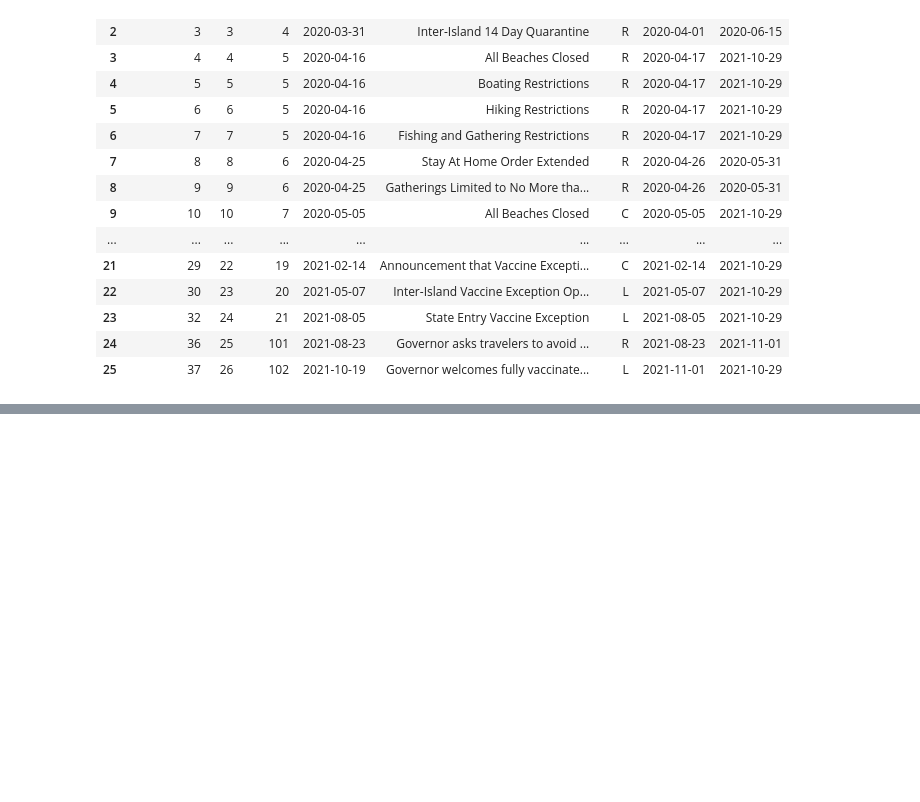
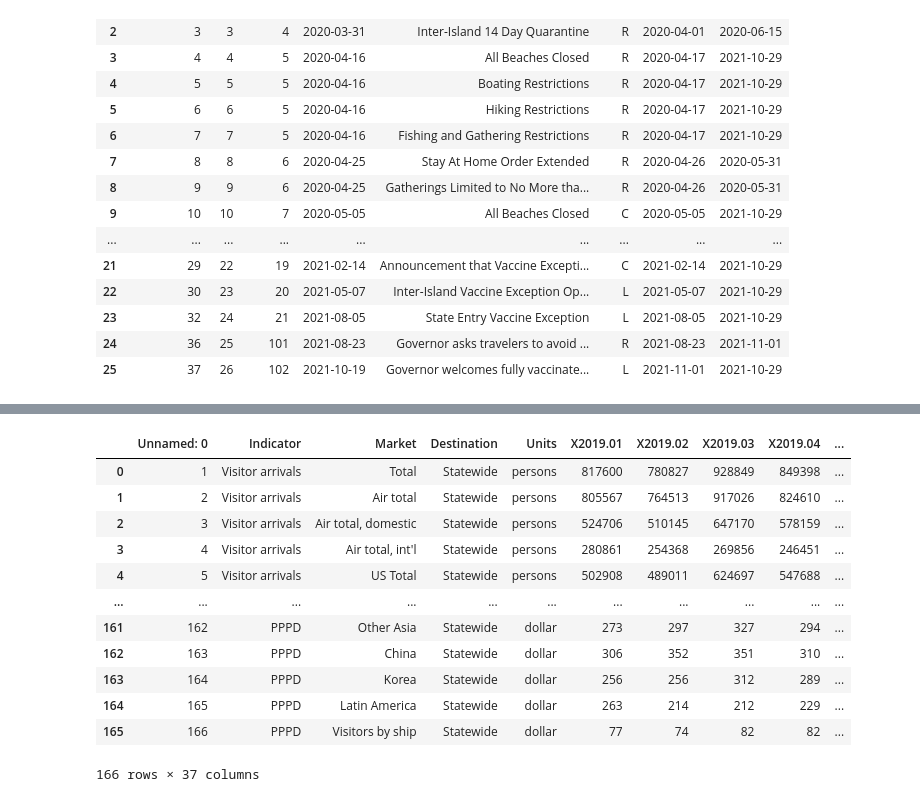
Before and after one commit to abartlettg/hawaiitourismcovid19, a Jupyter notebook: HCTEDA.ipynb, the cells around one changed output, grey strips where cells are left out. Saved outputs shown, nothing was run; the diff lists cells and outputs as text; code cells hidden in the pictures; blank space fills up the shorter version.

Commit message:
Updated File
Working with plotly.express and aggregating data

```diff
--- a/HCTEDA.ipynb
+++ b/HCTEDA.ipynb
@@ -46 +47,6 @@ px.timeline(hcrt, x_start="start_dt", x_end="end_dt", y="uid", color="type")
 # %%
+# Read in other data files to practice w/Plotly and see if this is what I want to use for all the data
+# Files are output from R w/some preprocessing already done
+
+ccbrs = pd.read_csv('ccbrs.csv')
+tsdc = pd.read_csv('tsdc.csv')
@@ -48,0 +97,16 @@ SyntaxError: invalid syntax (<ipython-input-20-fa0a5ccac067>, line 1)
+# %%
+tsdc
+# %% [output]
+|  | Unnamed: 0 | Indicator | Market | Destination | Units | X2019.01 | X2019.02 | X2019.03 | X2019.04 | ... |
+| 0 | 1 | Visitor arrivals | Total | Statewide | persons | 817600 | 780827 | 928849 | 849398 | ... |
+| 1 | 2 | Visitor arrivals | Air total | Statewide | persons | 805567 | 764513 | 917026 | 824610 | ... |
+| 2 | 3 | Visitor arrivals | Air total, domestic | Statewide | persons | 524706 | 510145 | 647170 | 578159 | ... |
+| 3 | 4 | Visitor arrivals | Air total, int'l | Statewide | persons | 280861 | 254368 | 269856 | 246451 | ... |
+| 4 | 5 | Visitor arrivals | US Total | Statewide | persons | 502908 | 489011 | 624697 | 547688 | ... |
+| ... | ... | ... | ... | ... | ... | ... | ... | ... | ... | ... |
+| 161 | 162 | PPPD | Other Asia | Statewide | dollar | 273 | 297 | 327 | 294 | ... |
+| 162 | 163 | PPPD | China | Statewide | dollar | 306 | 352 | 351 | 310 | ... |
+| 163 | 164 | PPPD | Korea | Statewide | dollar | 256 | 256 | 312 | 289 | ... |
+| 164 | 165 | PPPD | Latin America | Statewide | dollar | 263 | 214 | 212 | 229 | ... |
+| 165 | 166 | PPPD | Visitors by ship | Statewide | dollar | 77 | 74 | 82 | 82 | ... |
+166 rows × 37 columns
```
Also changed, not shown: parts of 8 cells of this notebook.
